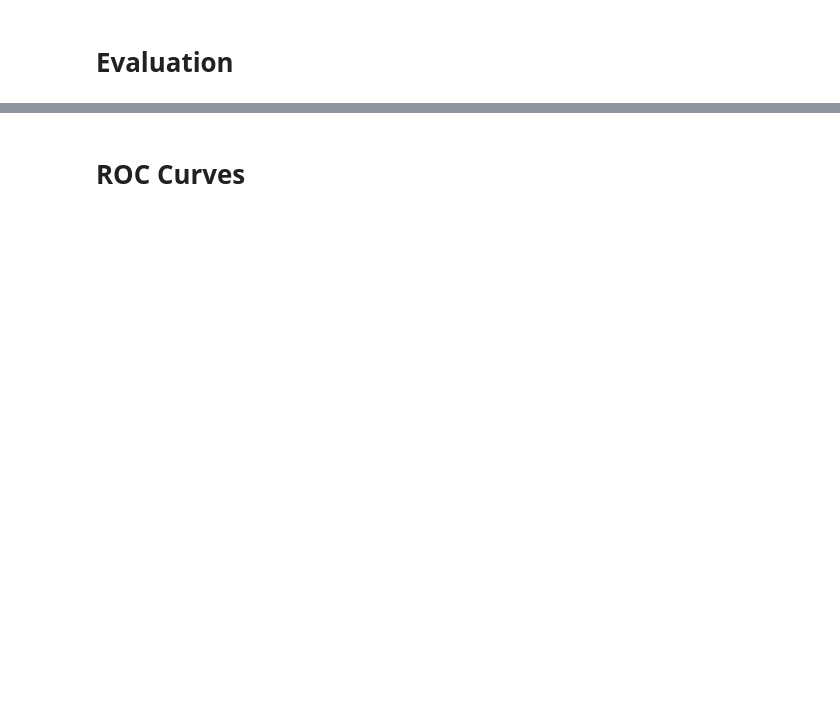
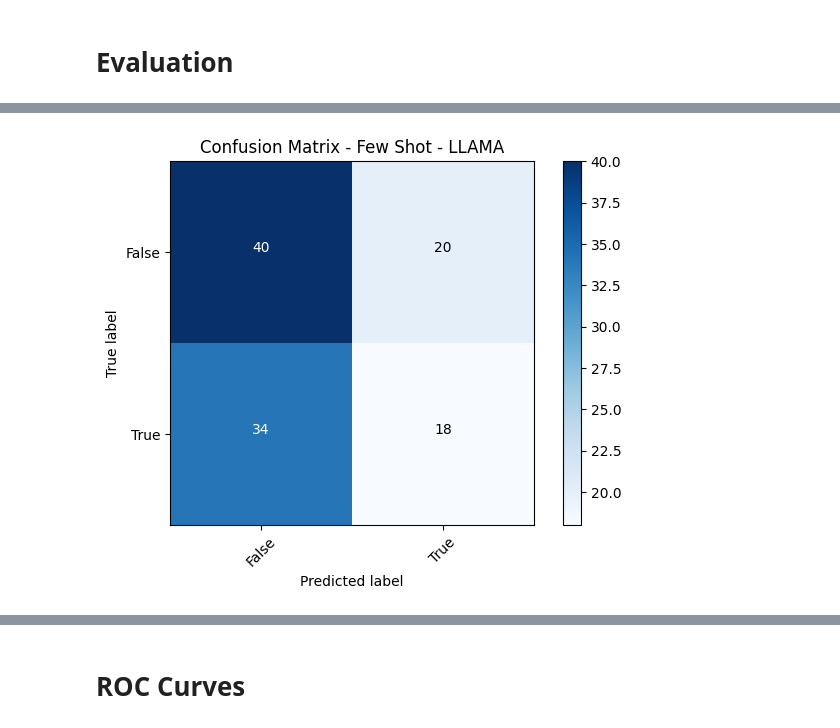
Before and after one commit to Dacian22/Medicar, a Jupyter notebook: Playground_LLM/EvaluationDataset.ipynb, the cells around one changed output, grey strips where cells are left out. Cells and saved outputs as stored; diff of their text form; code cells hidden in the pictures; blank space fills up the shorter version.

```diff
--- a/Playground_LLM/EvaluationDataset.ipynb
+++ b/Playground_LLM/EvaluationDataset.ipynb
@@ -99,0 +154,6 @@ plot_confusion_matrix(cnf_matrix_zs, classes=['False', 'True'], title='Confusion
+# %%
+cnf_matrix_fs_llama = confusion_matrix(df_fs_llama['edgeUsable'], df_fs_llama['LLMAnswer'])
+np.set_printoptions(precision=2)
+plot_confusion_matrix(cnf_matrix_fs_llama, classes=['False', 'True'], title='Confusion Matrix - Few Shot - LLAMA')
+# %% [output]
+[figure, added]
```
Also changed, not shown: parts of 9 cells of this notebook, 4 other files.
